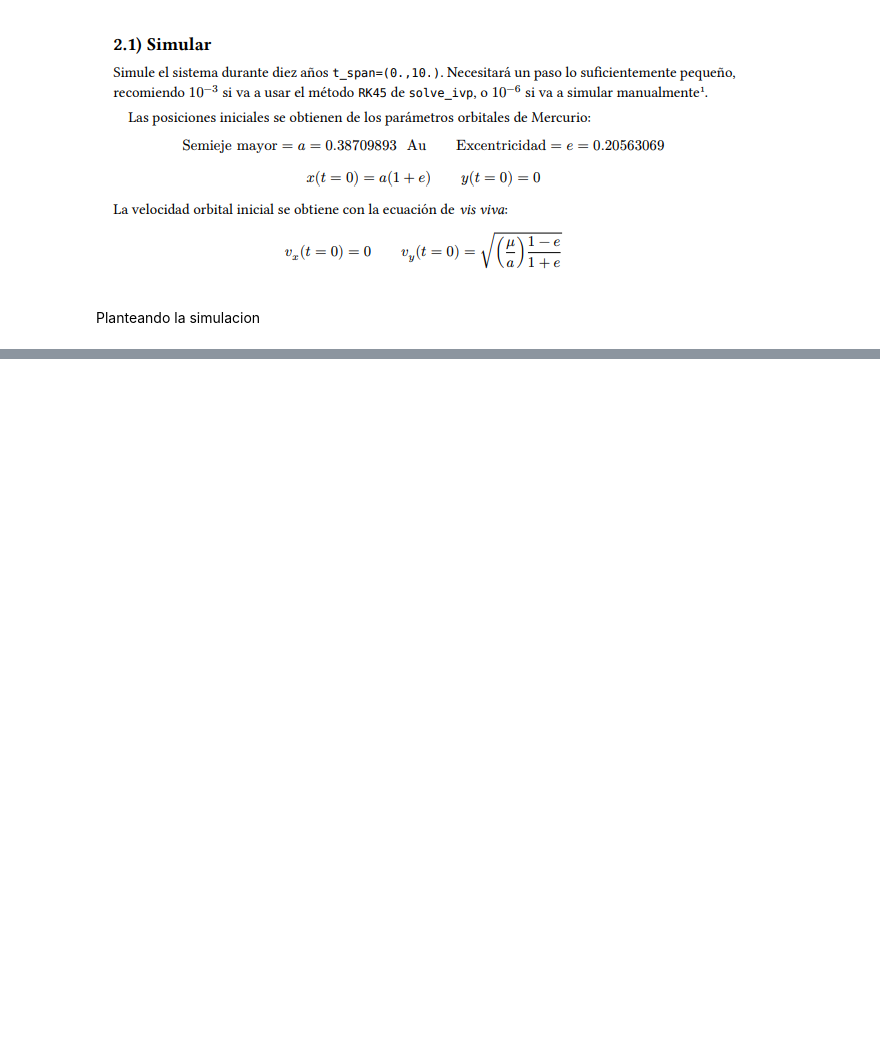
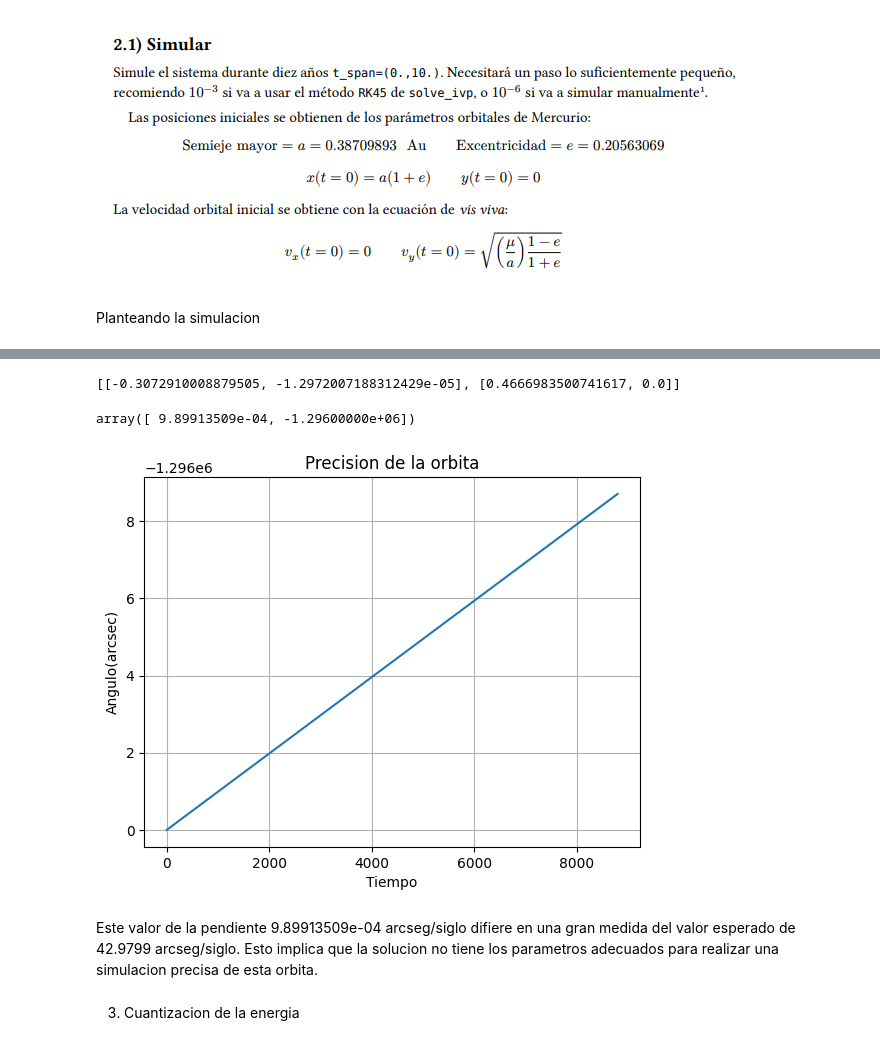
Before and after one commit to Metodos-Computacionales-II/Talleres, a Jupyter notebook: Taller 3/Taller 3.ipynb, the cells around one changed output, grey strips where cells are left out. Cells and saved outputs as stored; diff of their text form; code cells hidden in the pictures; blank space fills up the shorter version.

Commit message:
punto 2 realizado

```diff
--- a/Taller 3/Taller 3.ipynb
+++ b/Taller 3/Taller 3.ipynb
@@ -75,0 +118,55 @@ def simulacion():
+# %%
+puntos_mas_cercanos_y_lejanos=[]
+#buscaremos el punto con distancia minima
+x=solucion.y[0]
+y=solucion.y[2]
+r=np.sqrt(x**2+y**2)
+max_r=np.max(r)
+min_r=np.min(r)
+puntos_rmax=np.where(r==max_r) #para confirmar los datos del siguiente punto
+#print(puntos_rmax)
+puntos_rmin=np.where(r==min_r)
+indice_max_rmin=puntos_rmin[0]+1
+indice_min_rmin=puntos_rmin[0]-1
+
+#solucion.y[0][indice_max_rmin]*solucion.y[1][indice_max_rmin]+solucion.y[2][indice_max_rmin]*solucion.y[3][indice_max_rmin]
+#solucion.y[0][indice_min_rmin]*solucion.y[1][indice_min_rmin]+solucion.y[2][indice_min_rmin]*solucion.y[3][indice_min_rmin]
+
+promedio_x=(x[indice_max_rmin]+x[indice_min_rmin])/2
+promedio_y=(y[indice_max_rmin]+y[indice_min_rmin])/2
+puntos_mas_cercanos_y_lejanos.append([float(promedio_x),float(promedio_y)])
+# %%
+
+for indice in range(0,len(solucion.y[0])):
+    x=solucion.y[0][indice]
+    y=solucion.y[2][indice]
+    r=[x,y]
+    v=[solucion.y[1][indice],solucion.y[3][indice]]
+    if np.dot(r,v)== 0:
+        puntos_mas_cercanos_y_lejanos.append(r)
+#Solo encuentra el punto mas lejano
+tiempos=[float(puntos_rmin[0]),float(puntos_rmax[0])]
+puntos_mas_cercanos_y_lejanos
+# %% [output]
+[[-0.3072910008879505, -1.2972007188312429e-05], [0.4666983500741617, 0.0]]
+# %%
+angulos=[]
+angulos.append(3600*(np.rad2deg(np.arctan2(puntos_mas_cercanos_y_lejanos[0][1],puntos_mas_cercanos_y_lejanos[0][0])
+               -np.pi)))
+angulos.append(3600*(np.rad2deg(np.arctan2(puntos_mas_cercanos_y_lejanos[1][1],puntos_mas_cercanos_y_lejanos[1][0])-2*np.pi)))
+np.polyfit(tiempos,angulos,1)
+# %% [output]
+array([ 9.89913509e-04, -1.29600000e+06])
+# %%
+plt.plot(tiempos,angulos)
+plt.xlabel("Tiempo")
+plt.ylabel("Angulo(arcsec)")
+plt.title("Precision de la orbita")
+plt.grid()
+plt.show()
+# %% [output]
+[figure, added]
+# %% [markdown]
+Este valor de la pendiente 9.89913509e-04 arcseg/siglo difiere en una gran medida del valor esperado de 42.9799 arcseg/siglo. Esto implica que la solucion no tiene los parametros adecuados para realizar una simulacion precisa de esta orbita.
+# %% [markdown]
+3) Cuantizacion de la energia
```
Also changed, not shown: parts of 8 cells of this notebook.
